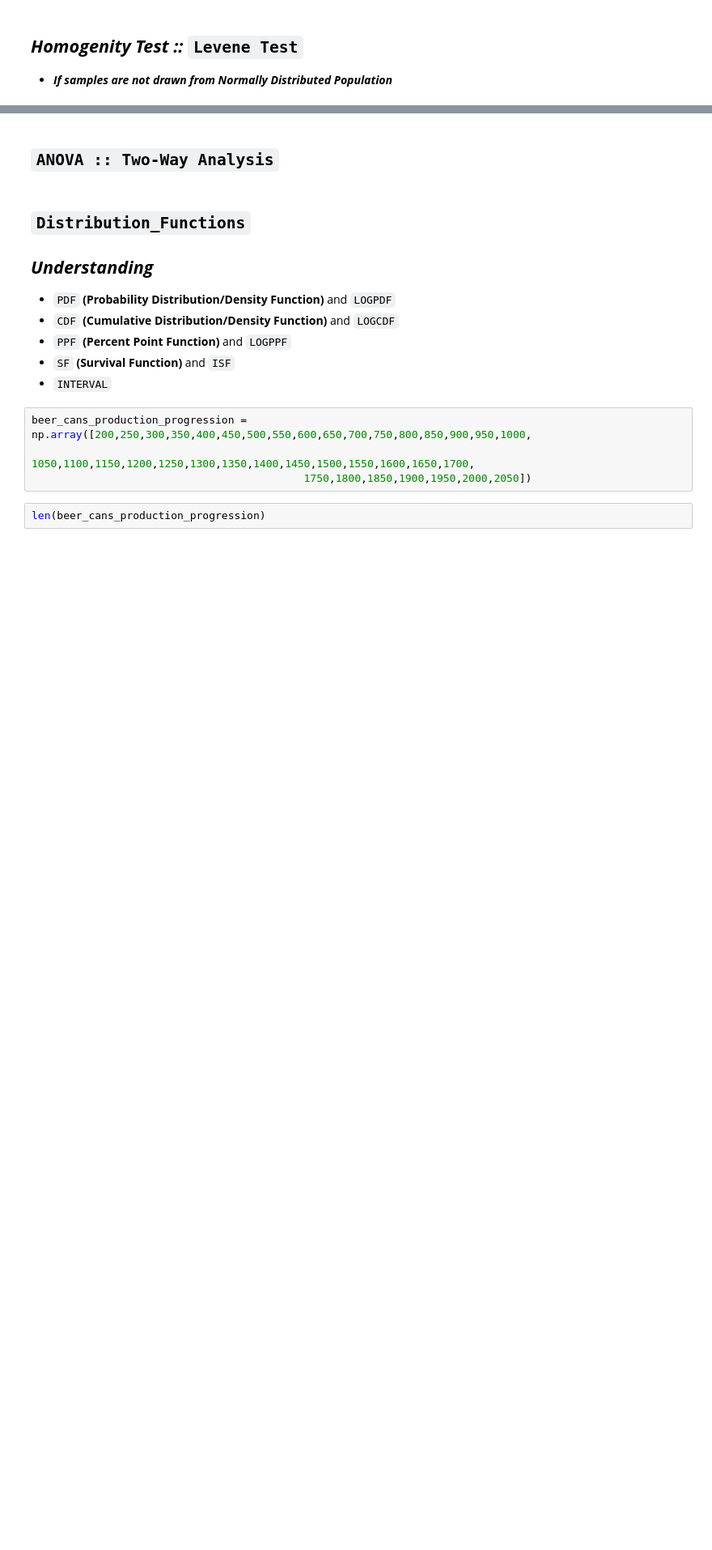
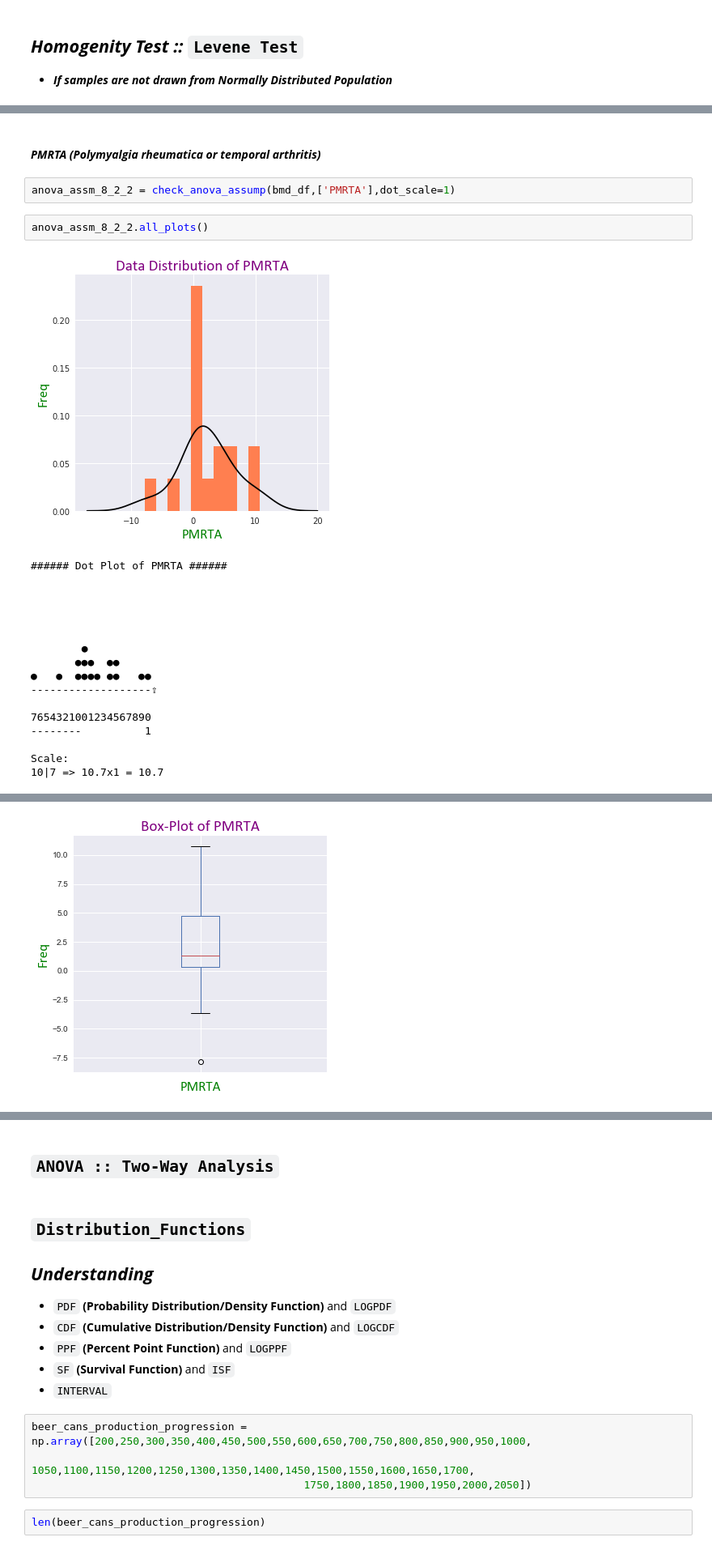
Before and after one commit to raj-shr-git/Statistical_testing_python, a Jupyter notebook: Stats_Practice.ipynb, the cells around one changed output, grey strips where cells are left out. Shown at 81% size. Cells and saved outputs as stored; diff of their text form; blank space fills up the shorter version.

```diff
--- a/Stats_Practice.ipynb
+++ b/Stats_Practice.ipynb
@@ -2156,0 +2285,24 @@ np.std(emt_df[~emt_df['120_deg_angle'].isna()]['120_deg_angle']))
+# %% [markdown]
+#### ***PMRTA (Polymyalgia rheumatica or temporal arthritis)***
+# %%
+anova_assm_8_2_2 = check_anova_assump(bmd_df,['PMRTA'],dot_scale=1)
+# %%
+anova_assm_8_2_2.all_plots()
+# %% [output]
+[figure, added]
+###### Dot Plot of PMRTA ######
+
+
+
+
+
+        ●
+       ●●●  ●●
+●   ●  ●●●● ●●   ●●
+-------------------⇪
+
+7654321001234567890
+--------          1
+
+Scale:
+10|7 => 10.7x1 = 10.7
@@ -2156,0 +2312 @@ np.std(emt_df[~emt_df['120_deg_angle'].isna()]['120_deg_angle']))
+[figure, added]
```
Also changed, not shown: parts of 111 cells of this notebook.
